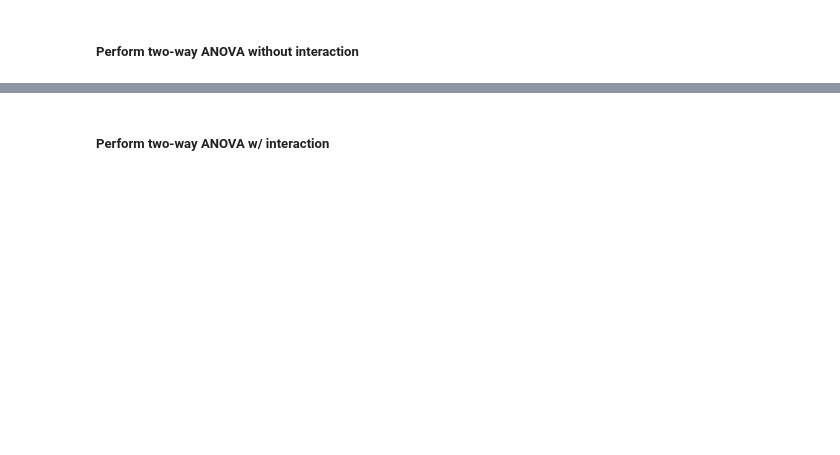
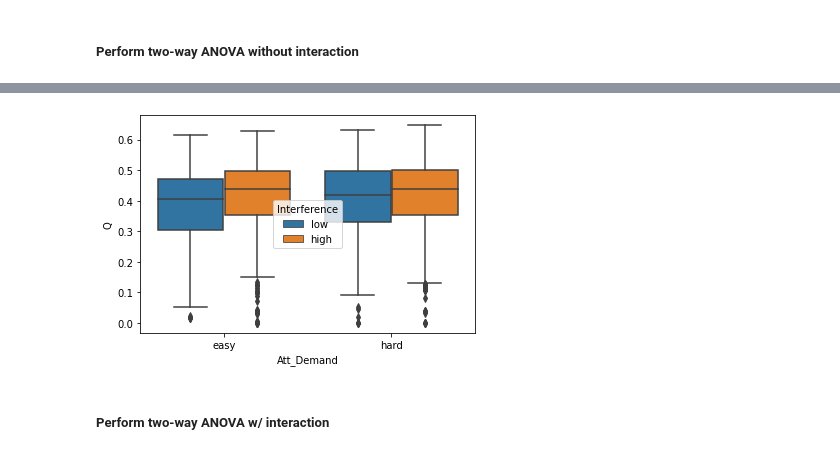
Before and after one commit to LuisA00/Summer_2021_fMRI, a Jupyter notebook: DistractWM_Modularity_test.ipynb, the cells around one changed output, grey strips where cells are left out. Drawn from its saved outputs; the diff is of its cells as text; code cells hidden in the pictures; blank space fills up the shorter version.

Commit message:
Edits to Distract_Modularity_test

```diff
--- a/DistractWM_Modularity_test.ipynb
+++ b/DistractWM_Modularity_test.ipynb
@@ -22,6 +16,6 @@ print(home)
 # %%
 # Paths to access files
-home_dir = ".../Documents/DistractWM/" #/Users/RaulAlvarez/Documents/
+home_dir = "/Users/RaulAlvarez/Documents/DistractWM/"
 c1_path = "/graph_metrics/q_cond1_space.npy"
 c2_path = "/graph_metrics/q_cond2_space.npy"
 c3_path = "/graph_metrics/q_cond3_space.npy"
@@ -172,7 +200,9 @@ df.head(15) # shape (43200, 3)
 # %%
 # Visualizing data
 ax = sns.boxplot(x="Att_Demand", y="Q", hue="Interference",
-                 data=corrected_q)
+                 data=df)
+# %% [output]
+[figure, added]
 # %% [markdown]
 ##### Perform two-way ANOVA w/ interaction
 # %%
```
Also changed, not shown: parts of 21 cells of this notebook.
